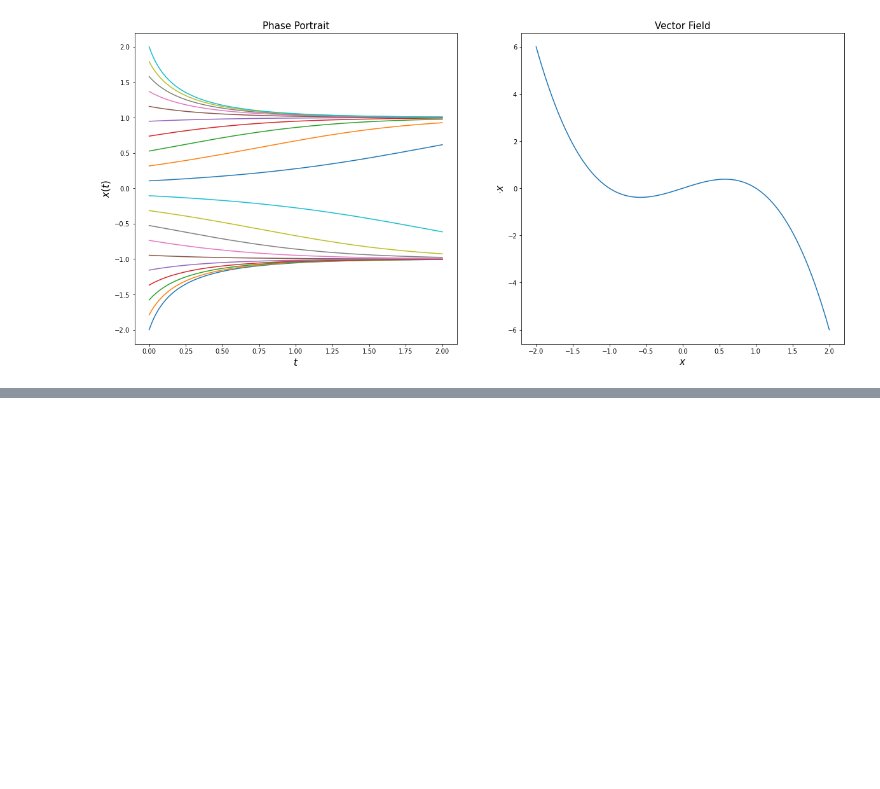
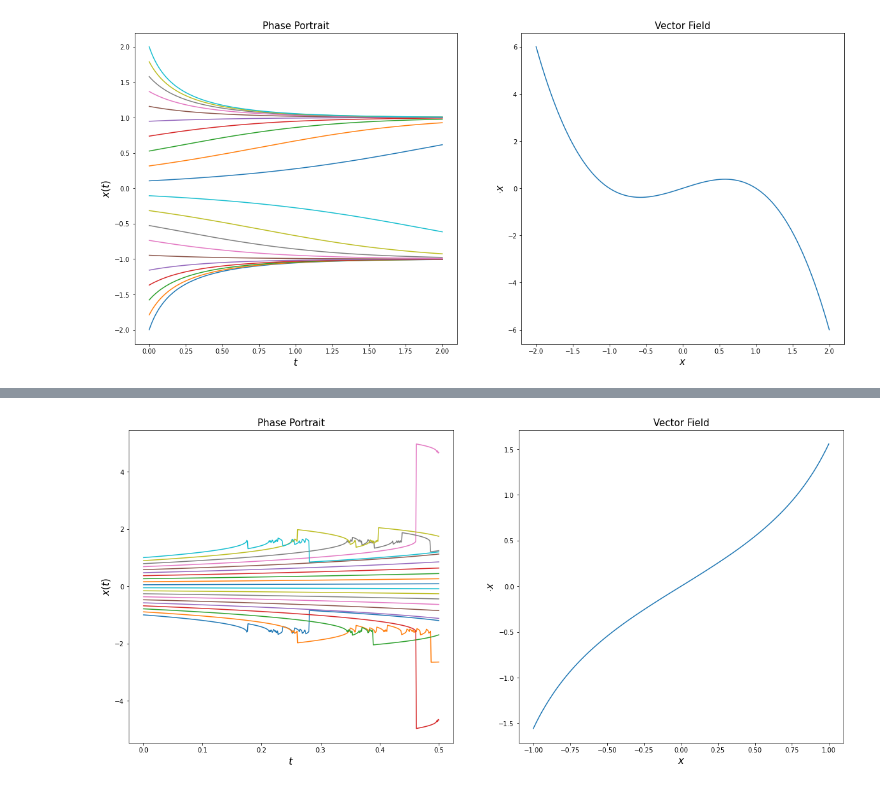
Before and after one commit to JUANESPG29/ModeladoySimulacion, a Jupyter notebook: EJERCICIOS_CAPITULO2_JUAN_ESTEBAN_PABON.ipynb, the cells around one changed output, grey strips where cells are left out. Saved outputs shown, nothing was run; the diff lists cells and outputs as text; code cells hidden in the pictures; blank space fills up the shorter version.

```diff
--- a/EJERCICIOS_CAPITULO2_JUAN_ESTEBAN_PABON.ipynb
+++ b/EJERCICIOS_CAPITULO2_JUAN_ESTEBAN_PABON.ipynb
@@ -95,0 +155,13 @@ plot_phase_portrait(func3,h,ti,tf,x0_i,x0_f,20)
+# %%
+def func10(x):
+  return np.tan(x)
+
+h = 1e-3
+ti = 0
+tf = 0.5
+x0_i = -1
+x0_f = 1
+n = 20
+plot_phase_portrait(func10,h,ti,tf,x0_i,x0_f,n)
+# %% [output]
+[figure, added]
```
Also changed, not shown: parts of 8 cells of this notebook.
